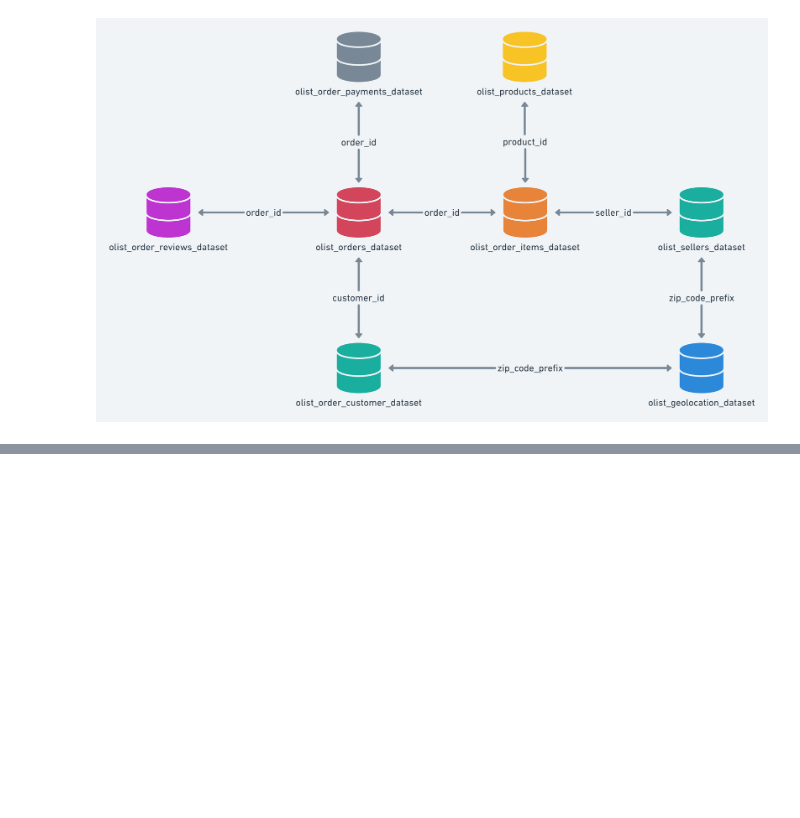
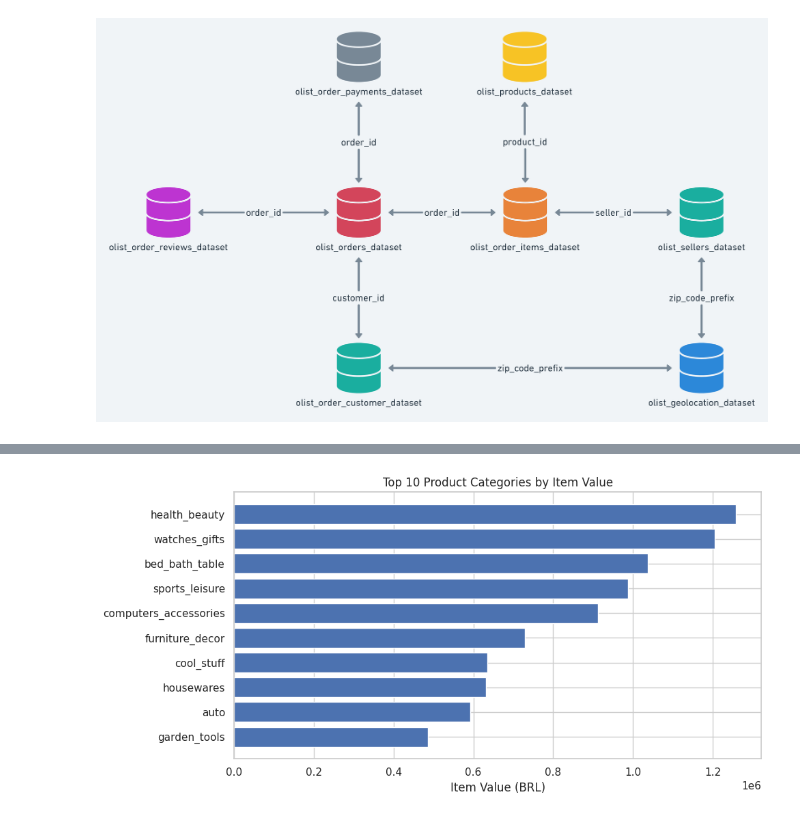
Before and after one commit to kevinmullet/olist-analysis, a Jupyter notebook: olist_customers.ipynb, the cells around one changed output, grey strips where cells are left out. Cells and saved outputs as stored; diff of their text form; code cells hidden in the pictures; blank space fills up the shorter version.

```diff
--- a/olist_customers.ipynb
+++ b/olist_customers.ipynb
@@ -294,0 +202,13 @@ LIMIT 10
+# %%
+top_categories = q("""
+SELECT
+  pt.product_category_name_english AS category,
+  ROUND(SUM(oi.price),2) AS revenue
+FROM products p
+JOIN order_items oi ON p.product_id = oi.product_id
+JOIN product_category_name_translation pt ON p.product_category_name = pt.product_category_name
+GROUP BY category
+ORDER BY revenue DESC
+LIMIT 10
+""")
+display(top_categories)
@@ -294,0 +365,14 @@ LIMIT 10
+# %%
+plt.figure(figsize=(10, 5))
+
+plt.barh(
+    top_categories['category'][::-1],
+    top_categories['revenue'][::-1]
+)
+
+plt.title('Top 10 Product Categories by Item Value')
+plt.xlabel('Item Value (BRL)')
+plt.tight_layout()
+plt.show()
+# %% [output]
+[figure, added]
```
Also changed, not shown: parts of 48 cells of this notebook.
